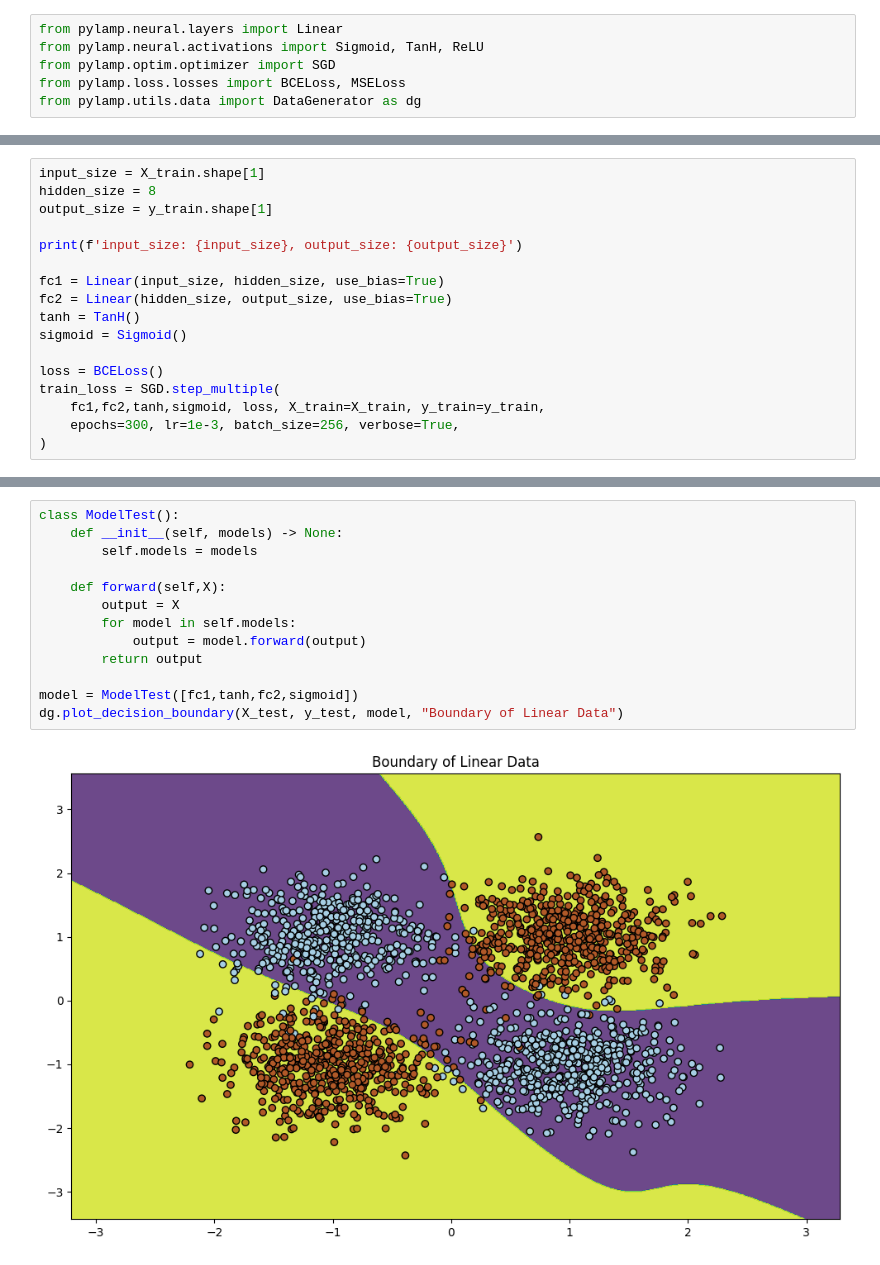
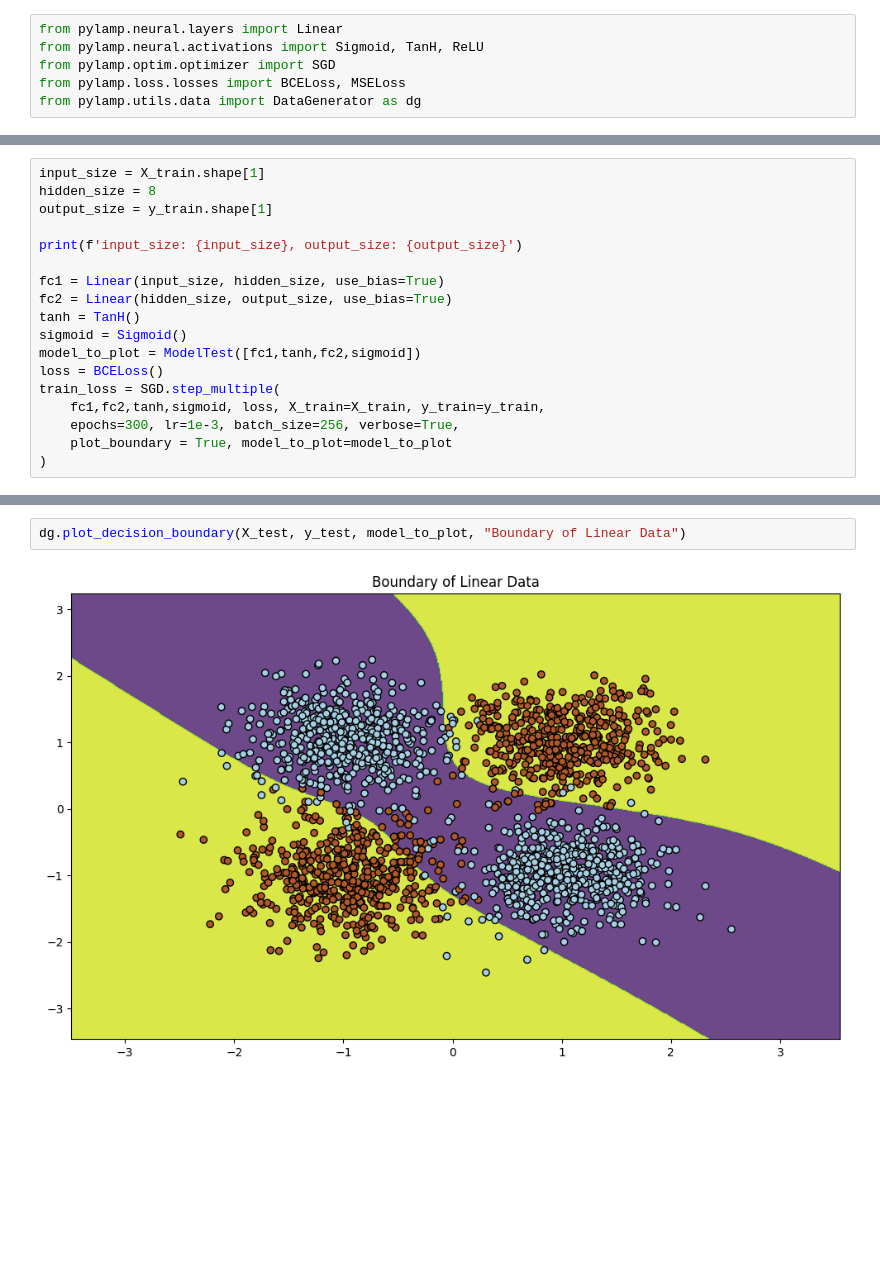
Before and after one commit to Tikai7/Pylamp, a Jupyter notebook: src/NonLinearExperiment.ipynb, the cells around one changed output, grey strips where cells are left out. Saved outputs shown, nothing was run; the diff lists cells and outputs as text; blank space fills up the shorter version.

```diff
--- a/src/NonLinearExperiment.ipynb
+++ b/src/NonLinearExperiment.ipynb
@@ -26,10 +36,11 @@ fc1 = Linear(input_size, hidden_size, use_bias=True)
 fc2 = Linear(hidden_size, output_size, use_bias=True)
 tanh = TanH()
 sigmoid = Sigmoid()
-
+model_to_plot = ModelTest([fc1,tanh,fc2,sigmoid])
 loss = BCELoss()
 train_loss = SGD.step_multiple(
     fc1,fc2,tanh,sigmoid, loss, X_train=X_train, y_train=y_train,
     epochs=300, lr=1e-3, batch_size=256, verbose=True,
+    plot_boundary = True, model_to_plot=model_to_plot
 )
 # %% [output]
@@ -47,16 +48,5 @@ Epoch 270 : Train loss : 0.033746944750023496
 Model updated 9300 times.
-# %%
-class ModelTest():
-    def __init__(self, models) -> None:
-        self.models = models
-
-    def forward(self,X):
-        output = X
-        for model in self.models:
-            output = model.forward(output)
-        return output
-
-model = ModelTest([fc1,tanh,fc2,sigmoid])
-dg.plot_decision_boundary(X_test, y_test, model, "Boundary of Linear Data")
-# %% [output]
-[figure, removed]
+# %%
+dg.plot_decision_boundary(X_test, y_test, model_to_plot, "Boundary of Linear Data")
+# %% [output]
+[figure, added]
```
Also changed, not shown: parts of 3 cells of this notebook, 1 other file.
